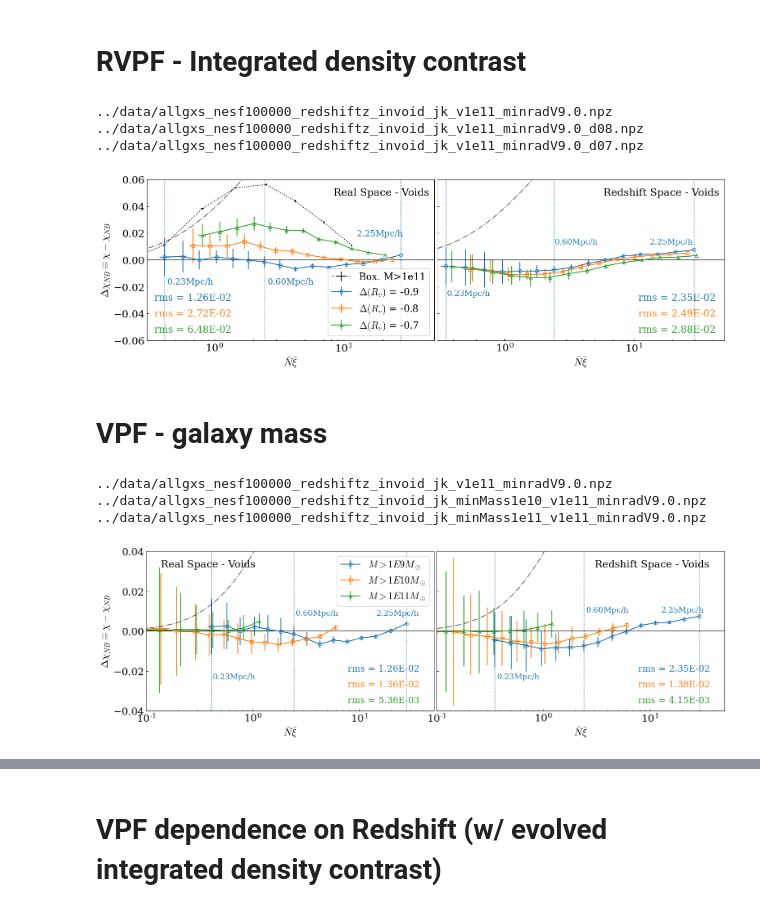
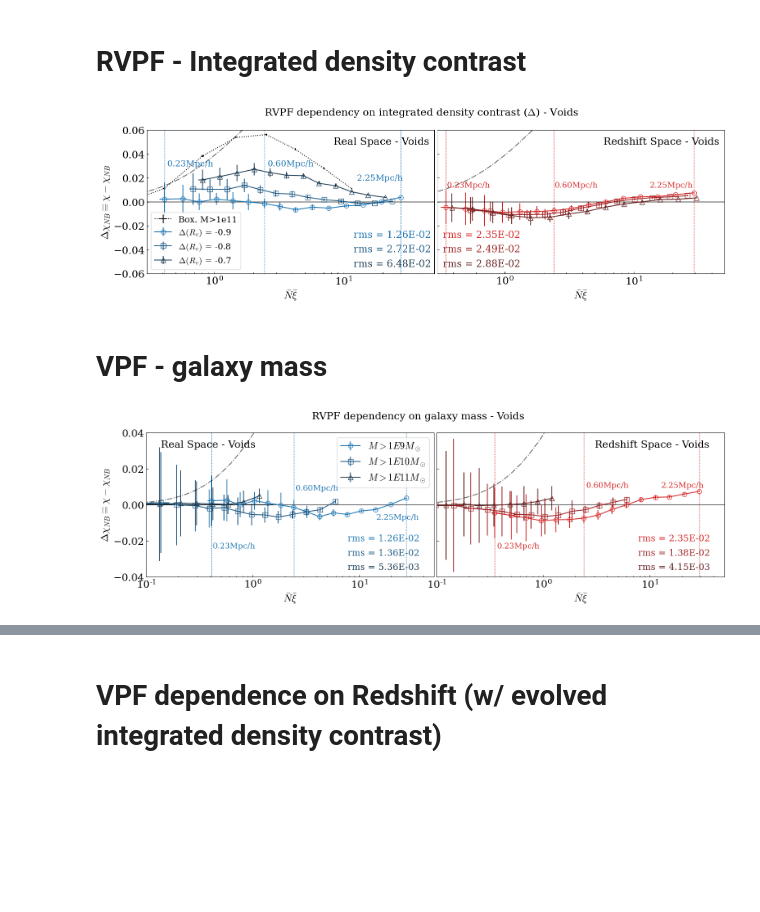
Before and after one commit to FedeDavilaKurban/VPF, a Jupyter notebook: plotsPaperFinal_horizontal.ipynb, the cells around one changed output, grey strips where cells are left out. Cells and saved outputs as stored; diff of their text form; code cells hidden in the pictures; blank space fills up the shorter version.

Commit message:
changed plots

```diff
--- a/plotsPaperFinal_horizontal.ipynb
+++ b/plotsPaperFinal_horizontal.ipynb
@@ -4,8 +4,10 @@
 import numpy as np
 from cicTools import *
 import matplotlib.pyplot as plt
+import seaborn as sns
 
 fs = 18
+ms = 8
 
 plt.rcParams["xtick.labelsize"] = fs
 plt.rcParams["ytick.labelsize"] = fs
@@ -74,8 +76,9 @@ files = ['../data/allgxs_nesf100000_invoid_jk_v1e11_minradV9.0.npz',\
 markers = ['o','s','^']
 labels = [r'$\Delta(R_v)$ = -0.9', r'$\Delta(R_v)$ = -0.8', r'$\Delta(R_v)$ = -0.7']
 ypos_rmss = [.25,.15,.05]
+colors = sns.dark_palette(sns.color_palette("tab10")[0], 4, reverse=True)[:3]
 
-for file,marker,label,ypos_rms in zip(files,markers,labels,ypos_rmss):
+for file,marker,color,label,ypos_rms in zip(files,markers,colors,labels,ypos_rmss):
 
     stats = np.load(file)
 
@@ -100,19 +103,19 @@ for file,marker,label,ypos_rms in zip(files,markers,labels,ypos_rmss):
         space = 1.3
         lw = 1
         ls = ':'
-        for ind,xpos_vline,ypos_vline in zip([0,6,-1],[.07,.42,.73],[.35,.35,.65]):
-            vline=ax.axvline(NXi[ind],lw=lw,ls=ls)#,color=color)
-            ax.axvline(NXi[ind],lw=lw,ls=ls)#,color=color)
+        for ind,xpos_vline,ypos_vline in zip([0,6,-1],[.07,.42,.73],[.75,.75,.65]):
+            vline=ax.axvline(NXi[ind],lw=lw,ls=ls,color=color)
+            ax.axvline(NXi[ind],lw=lw,ls=ls,color=color)
             ax.text(xpos_vline,ypos_vline,f'{rs[ind]/1000.:.2f}Mpc/h',\
                     size=fs-3,transform=ax.transAxes,color=vline.get_color())
 
     # chi vs Nxi
-    ebar = ax.errorbar(NXi,chi-chi_NB(NXi),xerr=NXierr,yerr=chierr,marker=marker,mfc='none',label=label)
+    ebar = ax.errorbar(NXi,chi-chi_NB(NXi),xerr=NXierr,yerr=chierr,marker=marker,mfc='none',label=label,color=color,ms=ms)
 
     # RMS
     mask = np.isfinite(chi) #filter inf and NaN
     rms = np.sqrt(np.sum((chi[mask]-chi_NB(NXi[mask]))**2))
-    ax.text(.025,ypos_rms,f'rms = {rms:.2E}',size=fs-1,color=ebar[0].get_color(),transform=ax.transAxes)
+    ax.text(.72,ypos_rms,f'rms = {rms:.2E}',size=fs-1,color=ebar[0].get_color(),transform=ax.transAxes)
 
 
 """
@@ -124,9 +127,10 @@ files = ['../data/allgxs_nesf100000_redshiftz_invoid_jk_v1e11_minradV9.0.npz',\
 markers = ['o','s','^']
 labels = ['Delta = 0.9', 'Delta = 0.8','Delta = 0.7']
 ypos_rmss = [.25,.15,.05]
+colors = sns.dark_palette(sns.color_palette("tab10")[3], 4, reverse=True)[:3]
 
-for file,marker,label,ypos_rms in zip(files,markers,labels,ypos_rmss):
-    print(file)
+for file,marker,color,label,ypos_rms in zip(files,markers,colors,labels,ypos_rmss):
+    #print(file)
     stats = np.load(file)
 
     chi = stats['arr_0']
@@ -151,19 +155,19 @@ for file,marker,label,ypos_rms in zip(files,markers,labels,ypos_rmss):
         space = 1.3
         lw = 1
         ls = ':'
-        for ind,xpos_vline,ypos_vline in zip([0,6,-1],[.035,.41,.74],[.28,.6,.6]):
-            vline=ax1.axvline(NXi[ind],lw=lw,ls=ls)#,color=color)
-            ax1.axvline(NXi[ind],lw=lw,ls=ls)#,color=color)
+        for ind,xpos_vline,ypos_vline in zip([0,6,-1],[.035,.41,.74],[.6,.6,.6]):
+            vline=ax1.axvline(NXi[ind],lw=lw,ls=ls,color=color)
+            ax1.axvline(NXi[ind],lw=lw,ls=ls,color=color)
             ax1.text(xpos_vline,ypos_vline,f'{rs[ind]/1000.:.2f}Mpc/h',\
                     size=fs-4,transform=ax1.transAxes,color=vline.get_color())
 
     # chi vs Nxi
-    ebar = ax1.errorbar(NXi,chi-chi_NB(NXi),xerr=NXierr,yerr=chierr,marker=marker,mfc='none',label=label)
+    ebar = ax1.errorbar(NXi,chi-chi_NB(NXi),xerr=NXierr,yerr=chierr,marker=marker,mfc='none',label=label,color=color,ms=ms)
 
     # RMS
     mask = np.isfinite(chi) #filter inf and NaN
     rms = np.sqrt(np.sum((chi[mask]-chi_NB(NXi[mask]))**2))
-    ax1.text(.7,ypos_rms,f'rms = {rms:.2E}',size=fs-1,color=ebar[0].get_color(),transform=ax1.transAxes)
+    ax1.text(.02,ypos_rms,f'rms = {rms:.2E}',size=fs-1,color=ebar[0].get_color(),transform=ax1.transAxes)
 
 
 ax1.set_xscale('log')
@@ -176,47 +180,46 @@ ax.set_xlabel(r'$\bar{N}\bar{\xi}$',fontsize=fs)
 ax1.set_xlabel(r'$\bar{N}\bar{\xi}$',fontsize=fs)
 ylim1,ylim2 = -.06,.06
 ax1.set_ylim([ylim1,ylim2])
 ax.set_ylim([ylim1,ylim2])
 
-ax.legend(loc=4,fontsize=fs-1,ncol=1,frameon=True)#,framealpha=.6)
+ax.legend(loc=3,fontsize=fs-3,ncol=1,frameon=True)#,framealpha=.6)
 
 #ax.set_xticklabels([])
 ax1.set_yticklabels([])
 
 ax.tick_params(labelsize=fs)
 ax1.tick_params(labelsize=fs)
 #ax.text(.025,.9,'Voids',fontsize=15,transform=ax.transAxes)
 ax.text(.65,.9,'Real Space - Voids',fontsize=fs,transform=ax.transAxes)
 ax1.text(.58,.9,'Redshift Space - Voids',fontsize=fs,transform=ax1.transAxes)
 
 xlim1,xlim2=3E-1,5E1
 ax.set_xlim(xlim1,xlim2)
 ax1.set_xlim(xlim1,xlim2)
 
 #ax.tick_params(labelsize=fs)
 #ax.text(4,1,'Real Space Inside Voids',fontsize=15)
 
-#plt.suptitle('RVPF inside voids',fontsize=fs)
+plt.suptitle(r'RVPF dependency on integrated density contrast ($\Delta$) - Voids',fontsize=fs)
 plt.tight_layout()
 #plt.subplots_adjust(hspace=0,wspace=0.03)
 plt.subplots_adjust(wspace=0.01)
 
 plt.savefig('../plots/rVPF_intDelta.pdf')
 plt.savefig('../plots/rVPF_intDelta.png')
 plt.show()
 # %% [output]
-../data/allgxs_nesf100000_redshiftz_invoid_jk_v1e11_minradV9.0.npz
-../data/allgxs_nesf100000_redshiftz_invoid_jk_v1e11_minradV9.0_d08.npz
-../data/allgxs_nesf100000_redshiftz_invoid_jk_v1e11_minradV9.0_d07.npz
-[figure, old version]
+[figure, new version]
 # %% [markdown]
 # VPF - galaxy mass
 # %%
 import numpy as np
 from cicTools import *
 import matplotlib.pyplot as plt
+import seaborn as sns
 
 fs = 18
+ms = 8
 
 plt.rcParams["xtick.labelsize"] = fs
 plt.rcParams["ytick.labelsize"] = fs
@@ -261,8 +264,9 @@ files = ['../data/allgxs_nesf100000_invoid_jk_v1e11_minradV9.0.npz',\
 markers = ['o','s','^']#,'o']
 labels = [r'$M > 1E9M_\odot$', r'$M > 1E10M_\odot$',r'$M > 1E11M_\odot$']#,'Mass > 1e12']
 ypos_rmss = [.25,.15,.05]
+colors = sns.dark_palette(sns.color_palette("tab10")[0], 4, reverse=True)[:3]
 
-for file,marker,label,ypos_rms in zip(files,markers,labels,ypos_rmss):
+for file,marker,color,label,ypos_rms in zip(files,markers,colors,labels,ypos_rmss):
 
     stats = np.load(file)
 
@@ -287,14 +291,14 @@ for file,marker,label,ypos_rms in zip(files,markers,labels,ypos_rmss):
         space = 1.3
         lw = 1
         ls = ':'
-        for ind,xpos_vline,ypos_vline in zip([0,6,-1],[.23,.52,.8],[.2,.6,.6]):
-            vline=ax.axvline(NXi[ind],lw=lw,ls=ls)#,color=color)
-            ax.axvline(NXi[ind],lw=lw,ls=ls)#,color=color)
+        for ind,xpos_vline,ypos_vline in zip([0,6,-1],[.23,.52,.8],[.2,.6,.4]):
+            vline=ax.axvline(NXi[ind],lw=lw,ls=ls,color=color)
+            ax.axvline(NXi[ind],lw=lw,ls=ls,color=color)
             ax.text(xpos_vline,ypos_vline,f'{rs[ind]/1000.:.2f}Mpc/h',\
                     size=fs-4,transform=ax.transAxes,color=vline.get_color())
 
     # chi vs Nxi
-    ebar = ax.errorbar(NXi,chi-chi_NB(NXi),xerr=NXierr,yerr=chierr,marker=marker,mfc='none',label=label)
+    ebar = ax.errorbar(NXi,chi-chi_NB(NXi),xerr=NXierr,yerr=chierr,marker=marker,mfc='none',label=label,color=color,ms=ms)
 
     # RMS
     mask = np.where(NXi>1E-1)
@@ -314,9 +318,10 @@ files = ['../data/allgxs_nesf100000_redshiftz_invoid_jk_v1e11_minradV9.0.npz',\
 markers = ['o','s','^']#,'o']
 labels = ['Mass > 1E09', 'Mass > 1E10','Mass > 1E11']#,'Mass > 1e12']
 ypos_rmss = [.25,.15,.05]
+colors = sns.dark_palette(sns.color_palette("tab10")[3], 4, reverse=True)[:3]
 
-for file,marker,label,ypos_rms in zip(files,markers,labels,ypos_rmss):
-    print(file)
+for file,marker,color,label,ypos_rms in zip(files,markers,colors,labels,ypos_rmss):
+    #print(file)
     stats = np.load(file)
 
     chi = stats['arr_0']
@@ -342,13 +347,13 @@ for file,marker,label,ypos_rms in zip(files,markers,labels,ypos_rmss):
         lw = 1
         ls = ':'
         for ind,xpos_vline,ypos_vline in zip([0,6,-1],[.21,.52,.78],[.2,.62,.62]):
-            vline=ax1.axvline(NXi[ind],lw=lw,ls=ls)#,color=color)
-            ax1.axvline(NXi[ind],lw=lw,ls=ls)#,color=color)
+            vline=ax1.axvline(NXi[ind],lw=lw,ls=ls,color=color)
+            ax1.axvline(NXi[ind],lw=lw,ls=ls,color=color)
             ax1.text(xpos_vline,ypos_vline,f'{rs[ind]/1000.:.2f}Mpc/h',\
                     size=fs-4,transform=ax1.transAxes,color=vline.get_color())
 
     # chi vs Nxi
-    ebar = ax1.errorbar(NXi,chi-chi_NB(NXi),xerr=NXierr,yerr=chierr,marker=marker,mfc='none',label=label)
+    ebar = ax1.errorbar(NXi,chi-chi_NB(NXi),xerr=NXierr,yerr=chierr,marker=marker,mfc='none',label=label,color=color,ms=ms)
 
     # RMS
     #print(chi)
@@ -400,7 +405,7 @@ ax.text(.05,.9,'Real Space - Voids',fontsize=fs,transform=ax.transAxes)
 ax1.text(.55,.9,'Redshift Space - Voids',fontsize=fs,transform=ax1.transAxes)
 
 # Final
-#plt.suptitle('RVPF inside voids',fontsize=fs)
+plt.suptitle('RVPF dependency on galaxy mass - Voids',fontsize=fs)
 plt.tight_layout()
 #plt.subplots_adjust(hspace=0,wspace=0.03)
 plt.subplots_adjust(wspace=0.01)
@@ -409,10 +414,7 @@ plt.savefig('../plots/rVPF_invoid_gxsMass.pdf')
 plt.savefig('../plots/rVPF_invoid_gxsMass.png')
 plt.show()
 # %% [output]
-../data/allgxs_nesf100000_redshiftz_invoid_jk_v1e11_minradV9.0.npz
-../data/allgxs_nesf100000_redshiftz_invoid_jk_minMass1e10_v1e11_minradV9.0.npz
-../data/allgxs_nesf100000_redshiftz_invoid_jk_minMass1e11_v1e11_minradV9.0.npz
-[figure, old version]
+[figure, new version]
 # %%
 import numpy as np
 from cicTools import *
```
Also changed, not shown: parts of 3 cells of this notebook, 1 other file.
